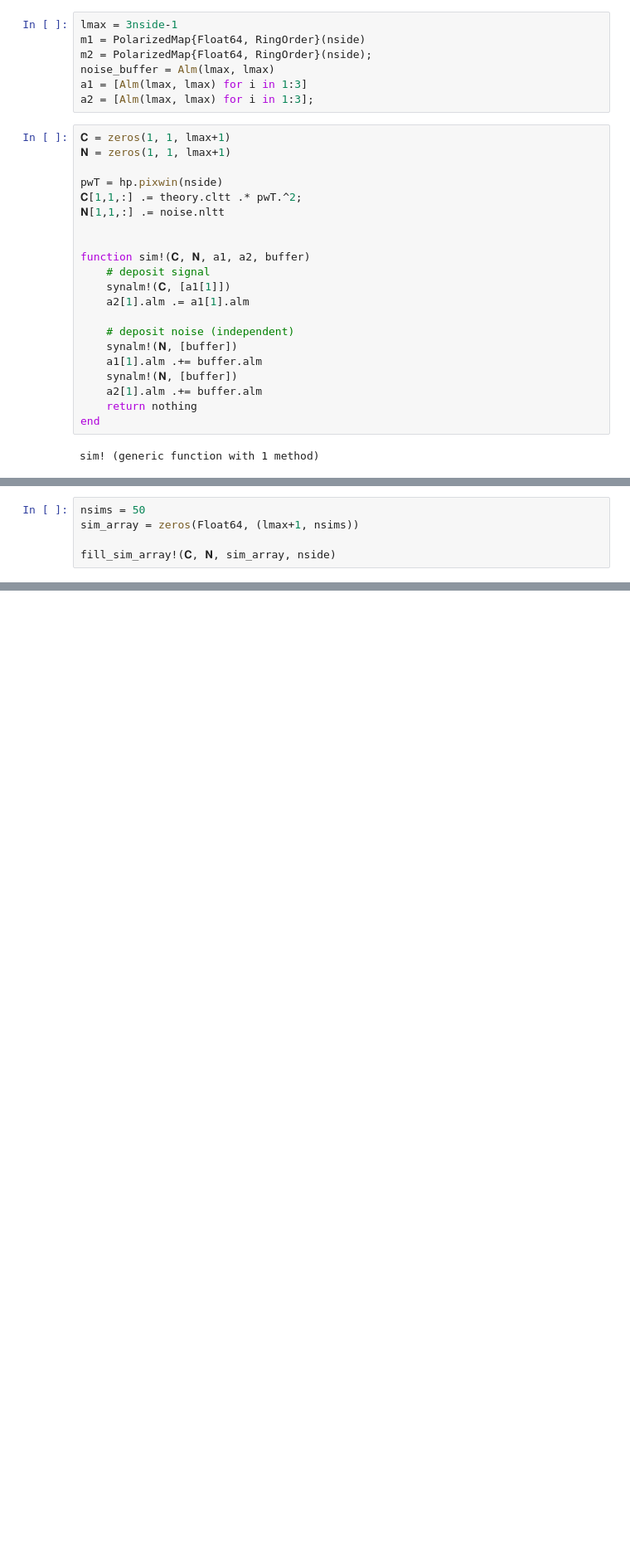
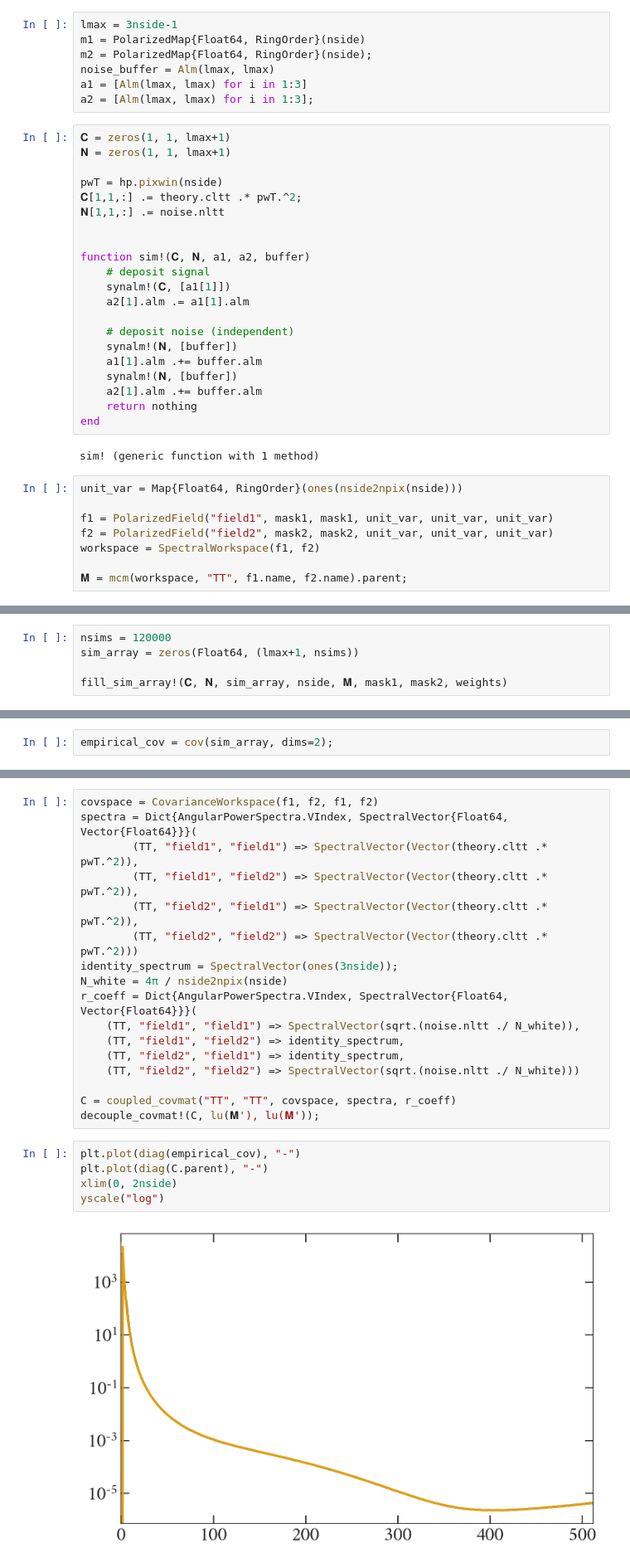
Before and after one commit to xzackli/PowerSpectra.jl, a Jupyter notebook: notebooks/simple sim.ipynb, the cells around one changed output, grey strips where cells are left out. Shown at 83% size. Drawn from its saved outputs; the diff is of its cells as text; blank space fills up the shorter version.

```diff
--- a/notebooks/simple sim.ipynb
+++ b/notebooks/simple sim.ipynb
@@ -65,3 +68,11 @@ function sim!(𝐂, 𝐍, a1, a2, buffer)
 end
 # %% [output]
 sim! (generic function with 1 method)
+# %%
+unit_var = Map{Float64, RingOrder}(ones(nside2npix(nside)))
+
+f1 = PolarizedField("field1", mask1, mask1, unit_var, unit_var, unit_var)
+f2 = PolarizedField("field2", mask2, mask2, unit_var, unit_var, unit_var)
+workspace = SpectralWorkspace(f1, f2)
+
+𝐌 = mcm(workspace, "TT", f1.name, f2.name).parent;
@@ -86,8 +107,8 @@ fill_sim_array! (generic function with 2 methods)
 # %%
-nsims = 50
+nsims = 120000
 sim_array = zeros(Float64, (lmax+1, nsims))
 
-fill_sim_array!(𝐂, 𝐍, sim_array, nside)
+fill_sim_array!(𝐂, 𝐍, sim_array, nside, 𝐌, mask1, mask2, weights)
 # %%
 import Statistics: mean, cov
 plot(mean(sim_array, dims=2) .* theory.ell.^2  ./ pwT.^2)
@@ -99,0 +118,2 @@ ylim(0, 1e4)
+# %%
+empirical_cov = cov(sim_array, dims=2);
@@ -99,0 +126,24 @@ ylim(0, 1e4)
+# %%
+covspace = CovarianceWorkspace(f1, f2, f1, f2)
+spectra = Dict{AngularPowerSpectra.VIndex, SpectralVector{Float64, Vector{Float64}}}(
+        (TT, "field1", "field1") => SpectralVector(Vector(theory.cltt .* pwT.^2)),
+        (TT, "field1", "field2") => SpectralVector(Vector(theory.cltt .* pwT.^2)),
+        (TT, "field2", "field1") => SpectralVector(Vector(theory.cltt .* pwT.^2)),
+        (TT, "field2", "field2") => SpectralVector(Vector(theory.cltt .* pwT.^2)))
+identity_spectrum = SpectralVector(ones(3nside));
+N_white = 4π / nside2npix(nside)
+r_coeff = Dict{AngularPowerSpectra.VIndex, SpectralVector{Float64, Vector{Float64}}}(
+    (TT, "field1", "field1") => SpectralVector(sqrt.(noise.nltt ./ N_white)),
+    (TT, "field1", "field2") => identity_spectrum,
+    (TT, "field2", "field1") => identity_spectrum,
+    (TT, "field2", "field2") => SpectralVector(sqrt.(noise.nltt ./ N_white)))
+
+C = coupled_covmat("TT", "TT", covspace, spectra, r_coeff)
+decouple_covmat!(C, lu(𝐌'), lu(𝐌'));
+# %%
+plt.plot(diag(empirical_cov), "-")
+plt.plot(diag(C.parent), "-")
+xlim(0, 2nside)
+yscale("log")
+# %% [output]
+[figure, added]
```
Also changed, not shown: parts of 9 cells of this notebook, 8 other files.
